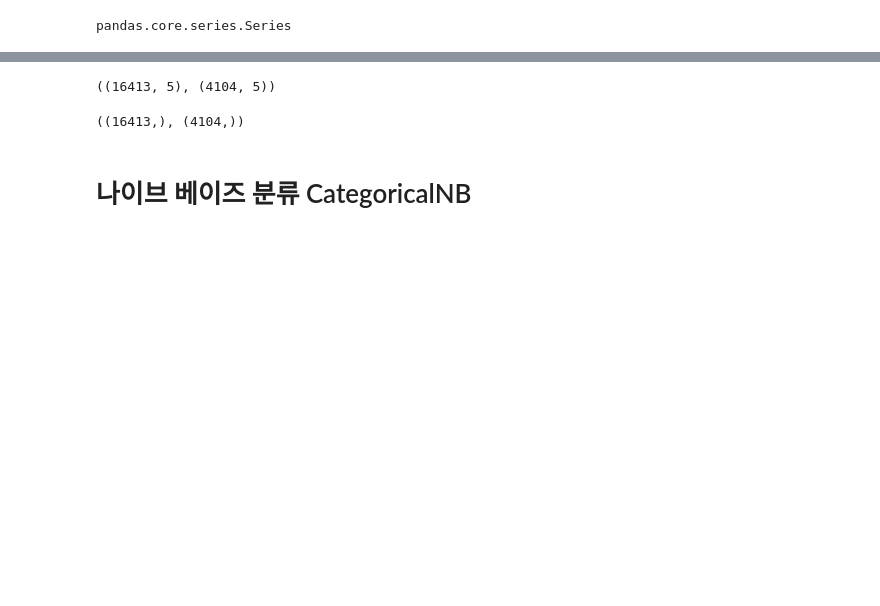
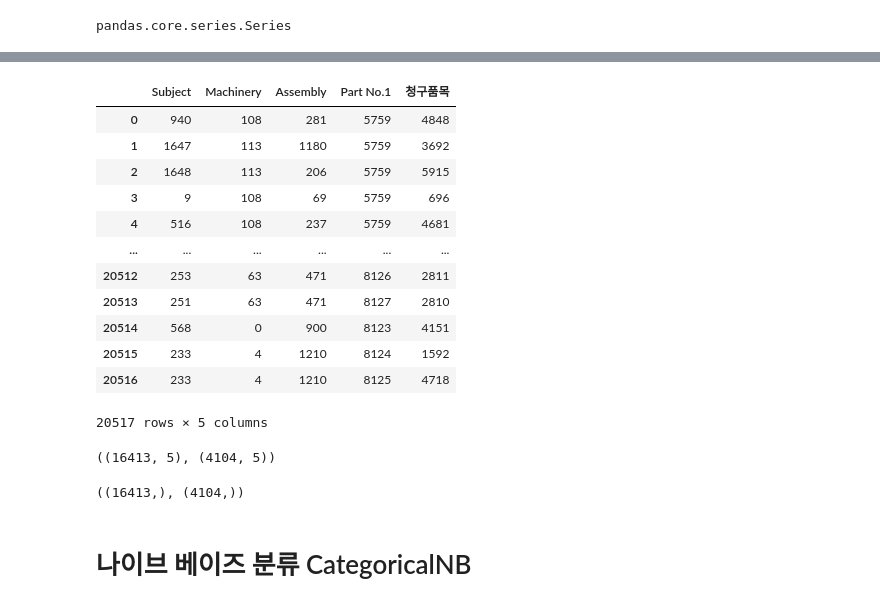
Before and after one commit to hwk44/ShipSupplies, a Jupyter notebook: DA/notebooks/classification_last.ipynb, the cells around one changed output, grey strips where cells are left out. Drawn from its saved outputs; the diff is of its cells as text; code cells hidden in the pictures; blank space fills up the shorter version.

```diff
--- a/DA/notebooks/classification_last.ipynb
+++ b/DA/notebooks/classification_last.ipynb
@@ -1,6 +1,6 @@
 # %%
 import pandas as pd
-data = pd.read_csv('../data/raw_postpro.csv', encoding='cp949')
+data = pd.read_csv('../data/raw_postpro.csv')
 # 컬럼 삭제
 df = data.drop(['Part No.2', '미입고 기간', '선박입고','완료 여부'], axis=1)
 # %%
@@ -138,3 +145,19 @@ X_train, X_test, y_train, y_test = train_test_split(X, y, random_state=40, shuff
+# %%
+X
+# %% [output]
+|  | Subject | Machinery | Assembly | Part No.1 | 청구품목 |
+| 0 | 940 | 108 | 281 | 5759 | 4848 |
+| 1 | 1647 | 113 | 1180 | 5759 | 3692 |
+| 2 | 1648 | 113 | 206 | 5759 | 5915 |
+| 3 | 9 | 108 | 69 | 5759 | 696 |
+| 4 | 516 | 108 | 237 | 5759 | 4681 |
+| ... | ... | ... | ... | ... | ... |
+| 20512 | 253 | 63 | 471 | 8126 | 2811 |
+| 20513 | 251 | 63 | 471 | 8127 | 2810 |
+| 20514 | 568 | 0 | 900 | 8123 | 4151 |
+| 20515 | 233 | 4 | 1210 | 8124 | 1592 |
+| 20516 | 233 | 4 | 1210 | 8125 | 4718 |
+20517 rows × 5 columns
 # %%
 X_train.shape, X_test.shape
 # %% [output]
```
Also changed, not shown: parts of 11 cells of this notebook, 10 other files.
